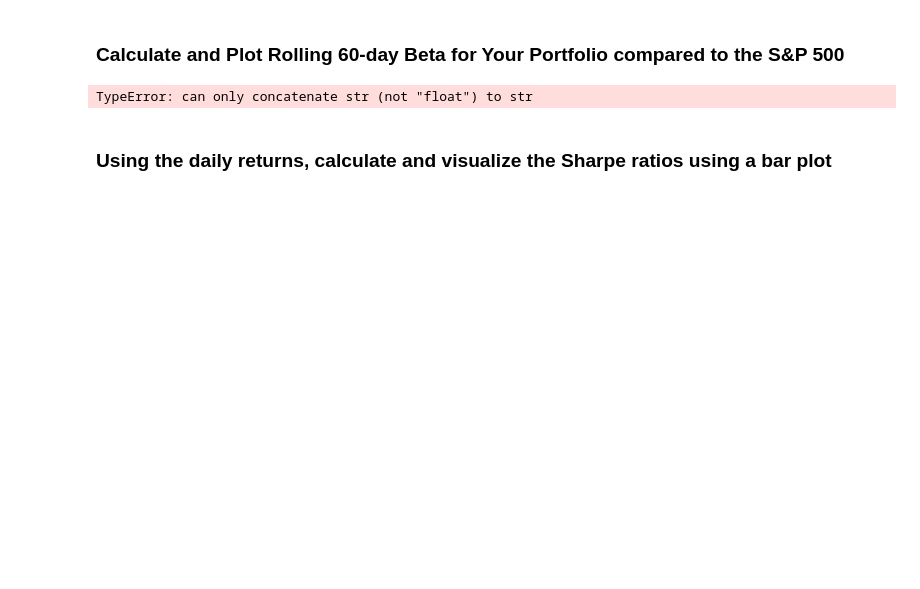
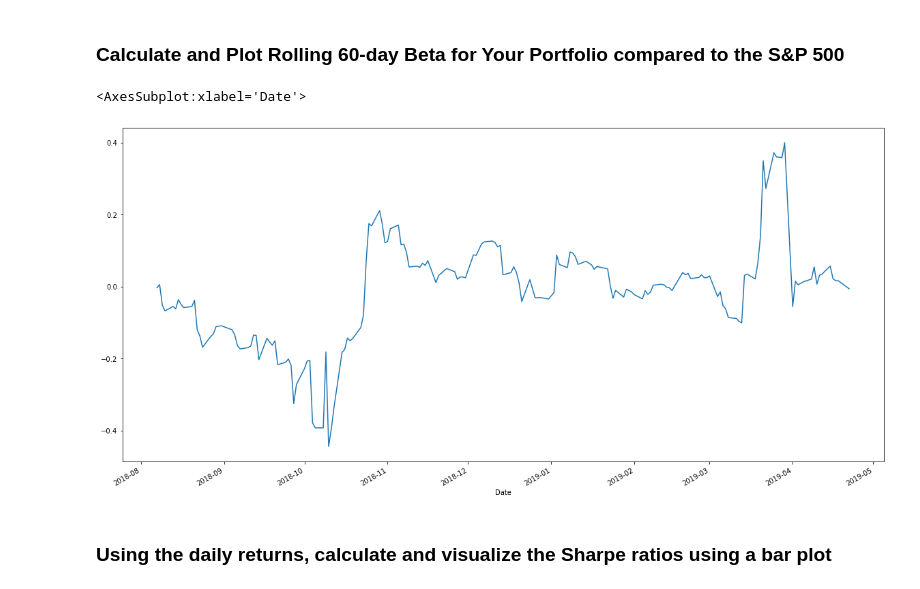
Before and after one commit to jgb161/Pandas-Financial-Analysis, a Jupyter notebook: whale_analysis.ipynb, the cells around one changed output. Drawn from its saved outputs; the diff is of its cells as text; code cells hidden in the pictures; blank space fills up the shorter version.

```diff
--- a/whale_analysis.ipynb
+++ b/whale_analysis.ipynb
@@ -488,11 +563,12 @@ price_correlation2.plot()
 ### Calculate and Plot Rolling 60-day Beta for Your Portfolio compared to the S&P 500
 # %%
 # Calculate and plot Beta
-covariance2 = combined_df2.rolling(window=60).cov(combined_df["S&P 500"])
+covariance2 = combined_df["Custom Portfolio Returns"].rolling(window=60).cov(combined_df["S&P 500"])
 beta2 = covariance2/sp500_variance
 beta2.plot(figsize=(20,10))
 # %% [output]
-TypeError: can only concatenate str (not "float") to str
+<AxesSubplot:xlabel='Date'>
+[figure, added]
 # %% [markdown]
 ### Using the daily returns, calculate and visualize the Sharpe ratios using a bar plot
 # %%
```
Also changed, not shown: parts of 17 cells of this notebook.
